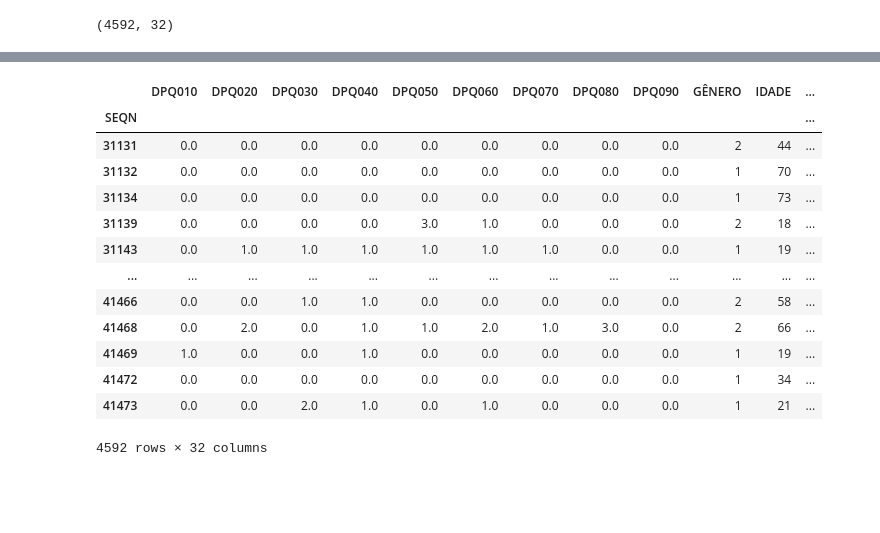
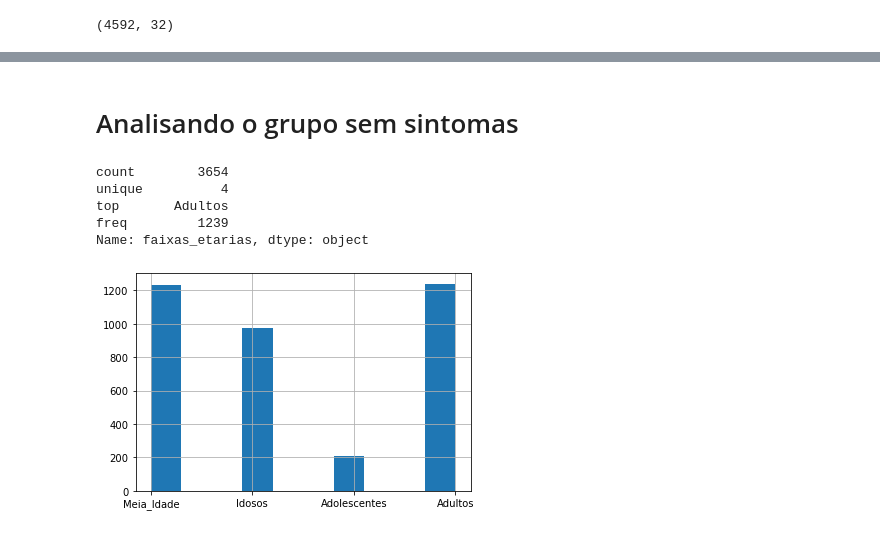
Before and after one commit to feelnin/desafio-inferencia-Tera, a Jupyter notebook: desafioinferencia.ipynb, the cells around one changed output, grey strips where cells are left out. Saved outputs shown, nothing was run; the diff lists cells and outputs as text; code cells hidden in the pictures; blank space fills up the shorter version.

```diff
--- a/desafioinferencia.ipynb
+++ b/desafioinferencia.ipynb
@@ -472,0 +481,6 @@ SEQN_A1.shape
+# %%
+# Optou-se também por trocar o nome das colunas RIAGENDR, RIDAGEYR, INDFMINC
+SEQN_A1.rename(columns={'RIAGENDR': 'GÊNERO', 'RIDAGEYR': 'IDADE', 'INDFMINC': 'RENDA', 'DMDEDUC': 'ESCOLARIDADE',
+                        'RIDRETH1': 'RAÇA/ETNIA'},
+               inplace = True)
+SEQN_A1
@@ -473,3 +502,8 @@ SEQN_A1.shape
+# %%
+# Outra alteração feita foi a separação da coluna idade em faixas etárias para ajudar na criação de gráficos e afins
+limites_etarios = [0, 3, 12, 18, 35, 60, 1000]
+SEQN_A1['faixas_etarias'] = pd.cut(SEQN_A1['IDADE'], limites_etarios, labels=['Bebês','Crianças','Adolescentes',
+                                     'Adultos','Meia_Idade','Idosos'])
 # %%
 # Criando as variáveis, segundo os sintomas
 sem_sintomas = SEQN_A1[SEQN_A1.PHQ_GRP == 0]
@@ -477,23 +511,3 @@ sintomas_leves = SEQN_A1[SEQN_A1.PHQ_GRP == 1]
 sintomas_moderados = SEQN_A1[SEQN_A1.PHQ_GRP == 2]
 sintomas_m_severos = SEQN_A1[SEQN_A1.PHQ_GRP == 3]
 sintomas_severos = SEQN_A1[SEQN_A1.PHQ_GRP == 4]
-# %%
-# Optou-se também por trocar o nome das colunas RIAGENDR, RIDAGEYR, INDFMINC
-SEQN_A1.rename(columns={'RIAGENDR': 'GÊNERO', 'RIDAGEYR': 'IDADE', 'INDFMINC': 'RENDA', 'DMDEDUC': 'ESCOLARIDADE'},
-               inplace = True)
-SEQN_A1
-# %% [output]
-|  | DPQ010 | DPQ020 | DPQ030 | DPQ040 | DPQ050 | DPQ060 | DPQ070 | DPQ080 | DPQ090 | GÊNERO | IDADE | ... |
-| SEQN |  |  |  |  |  |  |  |  |  |  |  | ... |
-| 31131 | 0.0 | 0.0 | 0.0 | 0.0 | 0.0 | 0.0 | 0.0 | 0.0 | 0.0 | 2 | 44 | ... |
-| 31132 | 0.0 | 0.0 | 0.0 | 0.0 | 0.0 | 0.0 | 0.0 | 0.0 | 0.0 | 1 | 70 | ... |
-| 31134 | 0.0 | 0.0 | 0.0 | 0.0 | 0.0 | 0.0 | 0.0 | 0.0 | 0.0 | 1 | 73 | ... |
-| 31139 | 0.0 | 0.0 | 0.0 | 0.0 | 3.0 | 1.0 | 0.0 | 0.0 | 0.0 | 2 | 18 | ... |
-| 31143 | 0.0 | 1.0 | 1.0 | 1.0 | 1.0 | 1.0 | 1.0 | 0.0 | 0.0 | 1 | 19 | ... |
-| ... | ... | ... | ... | ... | ... | ... | ... | ... | ... | ... | ... | ... |
-| 41466 | 0.0 | 0.0 | 1.0 | 1.0 | 0.0 | 0.0 | 0.0 | 0.0 | 0.0 | 2 | 58 | ... |
-| 41468 | 0.0 | 2.0 | 0.0 | 1.0 | 1.0 | 2.0 | 1.0 | 3.0 | 0.0 | 2 | 66 | ... |
-| 41469 | 1.0 | 0.0 | 0.0 | 1.0 | 0.0 | 0.0 | 0.0 | 0.0 | 0.0 | 1 | 19 | ... |
-| 41472 | 0.0 | 0.0 | 0.0 | 0.0 | 0.0 | 0.0 | 0.0 | 0.0 | 0.0 | 1 | 34 | ... |
-| 41473 | 0.0 | 0.0 | 2.0 | 1.0 | 0.0 | 1.0 | 0.0 | 0.0 | 0.0 | 1 | 21 | ... |
-4592 rows × 32 columns
@@ -499,0 +517,18 @@ SEQN_A1
+# %% [markdown]
+# Analisando o grupo sem sintomas
+# %%
+# Análise descritiva do grupo sem sintoma para idade
+# Percebe-se que esse grupo é formado por indivíduos adultos (idade entre 18 e 35)
+sem_sintomas['faixas_etarias'].describe().T
+# %% [output]
+count        3654
+unique          4
+top       Adultos
+freq         1239
+Name: faixas_etarias, dtype: object
+# %%
+# Histograma das idades para o grupo sem sintoma
+sem_sintomas.faixas_etarias.hist()
+plt.show()
+# %% [output]
+[figure, added]
```
Also changed, not shown: parts of 67 cells of this notebook.
